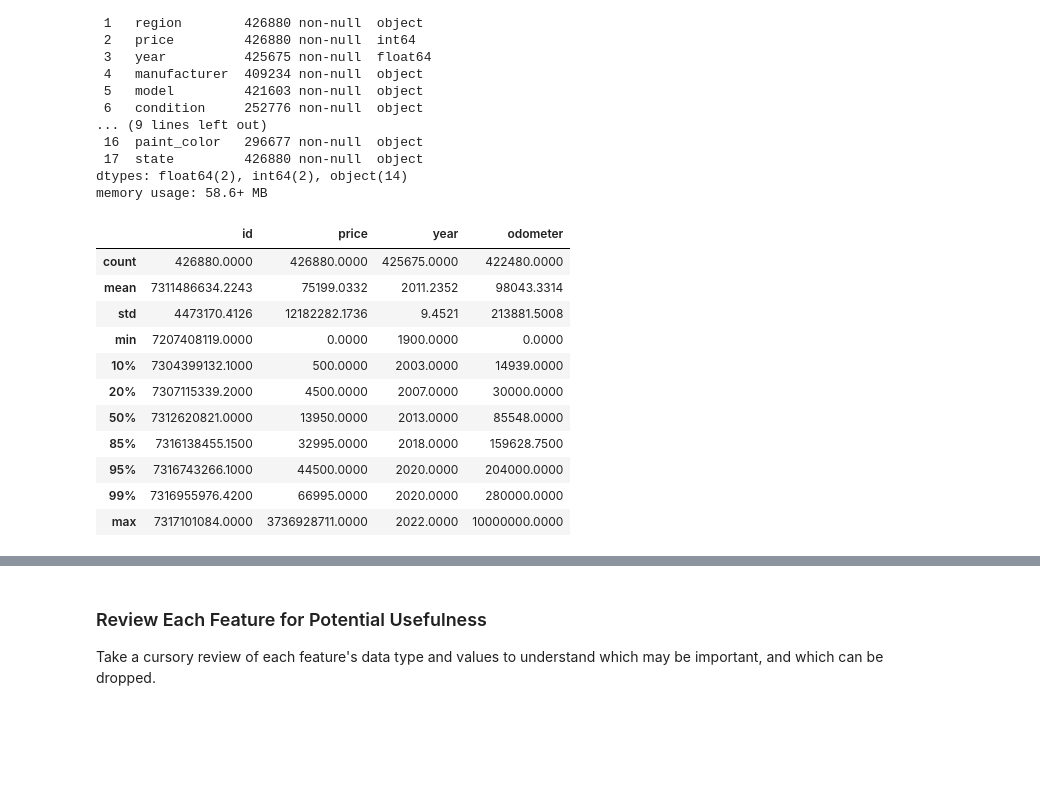
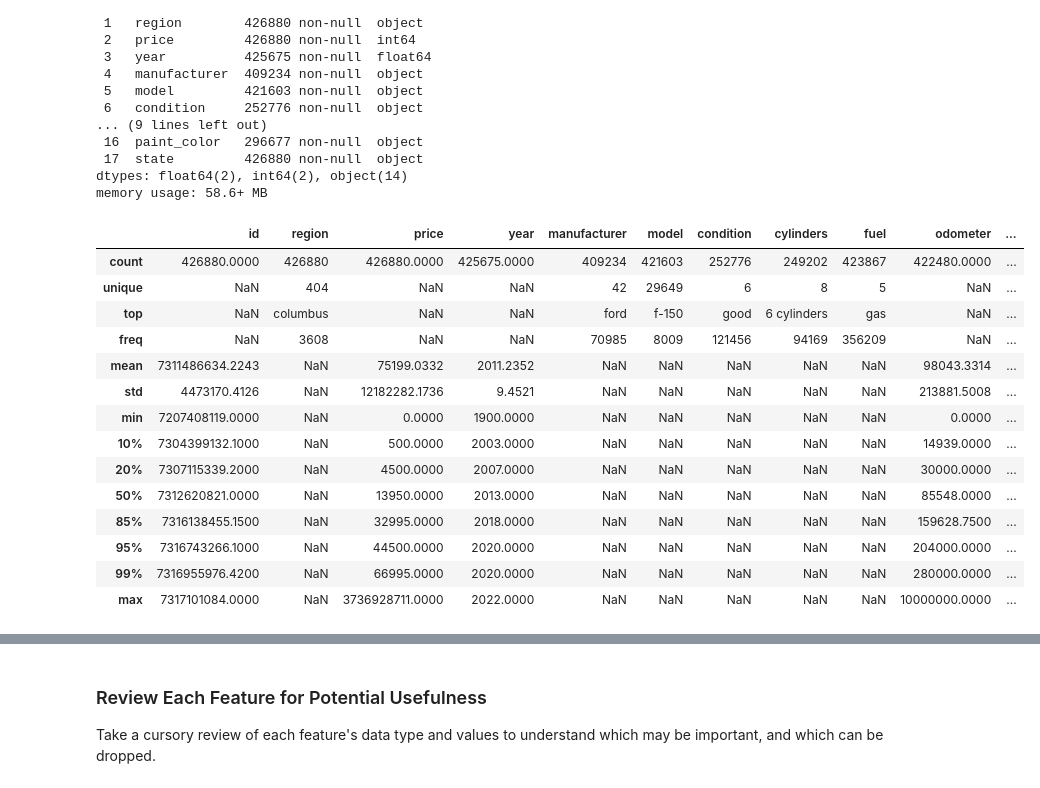
Before and after one commit to ard1038/data-analysis, a Jupyter notebook: used-car-pricing-predictions-pa2/used-car-pricing-pa2.ipynb, the cells around one changed output, grey strips where cells are left out. Saved outputs shown, nothing was run; the diff lists cells and outputs as text; code cells hidden in the pictures; blank space fills up the shorter version.

```diff
--- a/used-car-pricing-predictions-pa2/used-car-pricing-pa2.ipynb
+++ b/used-car-pricing-predictions-pa2/used-car-pricing-pa2.ipynb
@@ -217,18 +296,21 @@ Data columns (total 18 columns):
 dtypes: float64(2), int64(2), object(14)
 memory usage: 58.6+ MB
 # %%
-df.describe([.1, .2, .85, .95, .99])
+df.describe([.1, .2, .85, .95, .99], include='all')
 # data will need to be scaled/normalized
 # %% [output]
-|  | id | price | year | odometer |
-| count | 426880.0000 | 426880.0000 | 425675.0000 | 422480.0000 |
-| mean | 7311486634.2243 | 75199.0332 | 2011.2352 | 98043.3314 |
-| std | 4473170.4126 | 12182282.1736 | 9.4521 | 213881.5008 |
-| min | 7207408119.0000 | 0.0000 | 1900.0000 | 0.0000 |
-| 10% | 7304399132.1000 | 500.0000 | 2003.0000 | 14939.0000 |
-| 20% | 7307115339.2000 | 4500.0000 | 2007.0000 | 30000.0000 |
-| 50% | 7312620821.0000 | 13950.0000 | 2013.0000 | 85548.0000 |
-| 85% | 7316138455.1500 | 32995.0000 | 2018.0000 | 159628.7500 |
-| 95% | 7316743266.1000 | 44500.0000 | 2020.0000 | 204000.0000 |
-| 99% | 7316955976.4200 | 66995.0000 | 2020.0000 | 280000.0000 |
-| max | 7317101084.0000 | 3736928711.0000 | 2022.0000 | 10000000.0000 |
+|  | id | region | price | year | manufacturer | model | condition | cylinders | fuel | odometer | ... |
+| count | 426880.0000 | 426880 | 426880.0000 | 425675.0000 | 409234 | 421603 | 252776 | 249202 | 423867 | 422480.0000 | ... |
+| unique | NaN | 404 | NaN | NaN | 42 | 29649 | 6 | 8 | 5 | NaN | ... |
+| top | NaN | columbus | NaN | NaN | ford | f-150 | good | 6 cylinders | gas | NaN | ... |
+| freq | NaN | 3608 | NaN | NaN | 70985 | 8009 | 121456 | 94169 | 356209 | NaN | ... |
+| mean | 7311486634.2243 | NaN | 75199.0332 | 2011.2352 | NaN | NaN | NaN | NaN | NaN | 98043.3314 | ... |
+| std | 4473170.4126 | NaN | 12182282.1736 | 9.4521 | NaN | NaN | NaN | NaN | NaN | 213881.5008 | ... |
+| min | 7207408119.0000 | NaN | 0.0000 | 1900.0000 | NaN | NaN | NaN | NaN | NaN | 0.0000 | ... |
+| 10% | 7304399132.1000 | NaN | 500.0000 | 2003.0000 | NaN | NaN | NaN | NaN | NaN | 14939.0000 | ... |
+| 20% | 7307115339.2000 | NaN | 4500.0000 | 2007.0000 | NaN | NaN | NaN | NaN | NaN | 30000.0000 | ... |
+| 50% | 7312620821.0000 | NaN | 13950.0000 | 2013.0000 | NaN | NaN | NaN | NaN | NaN | 85548.0000 | ... |
+| 85% | 7316138455.1500 | NaN | 32995.0000 | 2018.0000 | NaN | NaN | NaN | NaN | NaN | 159628.7500 | ... |
+| 95% | 7316743266.1000 | NaN | 44500.0000 | 2020.0000 | NaN | NaN | NaN | NaN | NaN | 204000.0000 | ... |
+| 99% | 7316955976.4200 | NaN | 66995.0000 | 2020.0000 | NaN | NaN | NaN | NaN | NaN | 280000.0000 | ... |
+| max | 7317101084.0000 | NaN | 3736928711.0000 | 2022.0000 | NaN | NaN | NaN | NaN | NaN | 10000000.0000 | ... |
```
Also changed, not shown: parts of 119 cells of this notebook, 44 other files.
